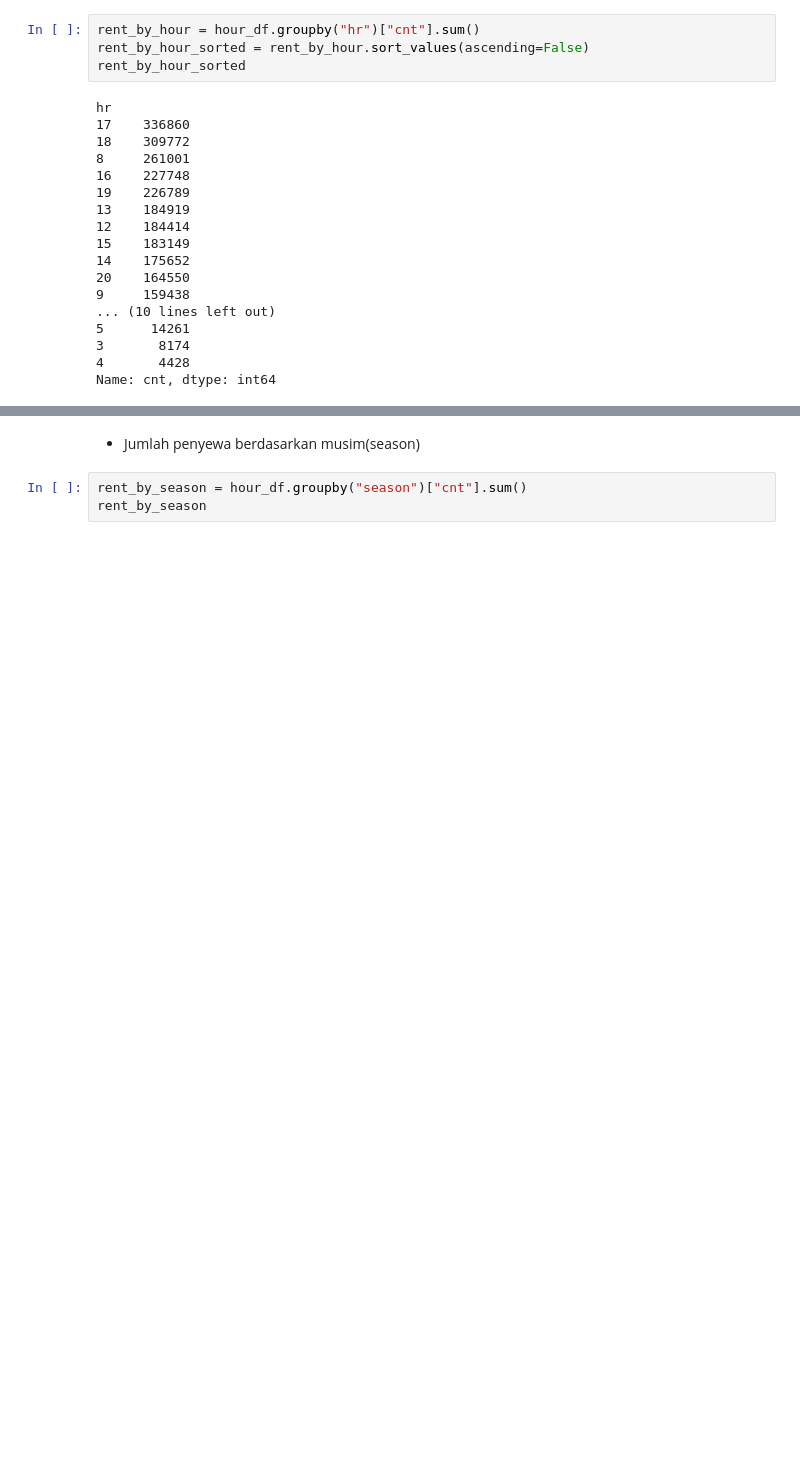
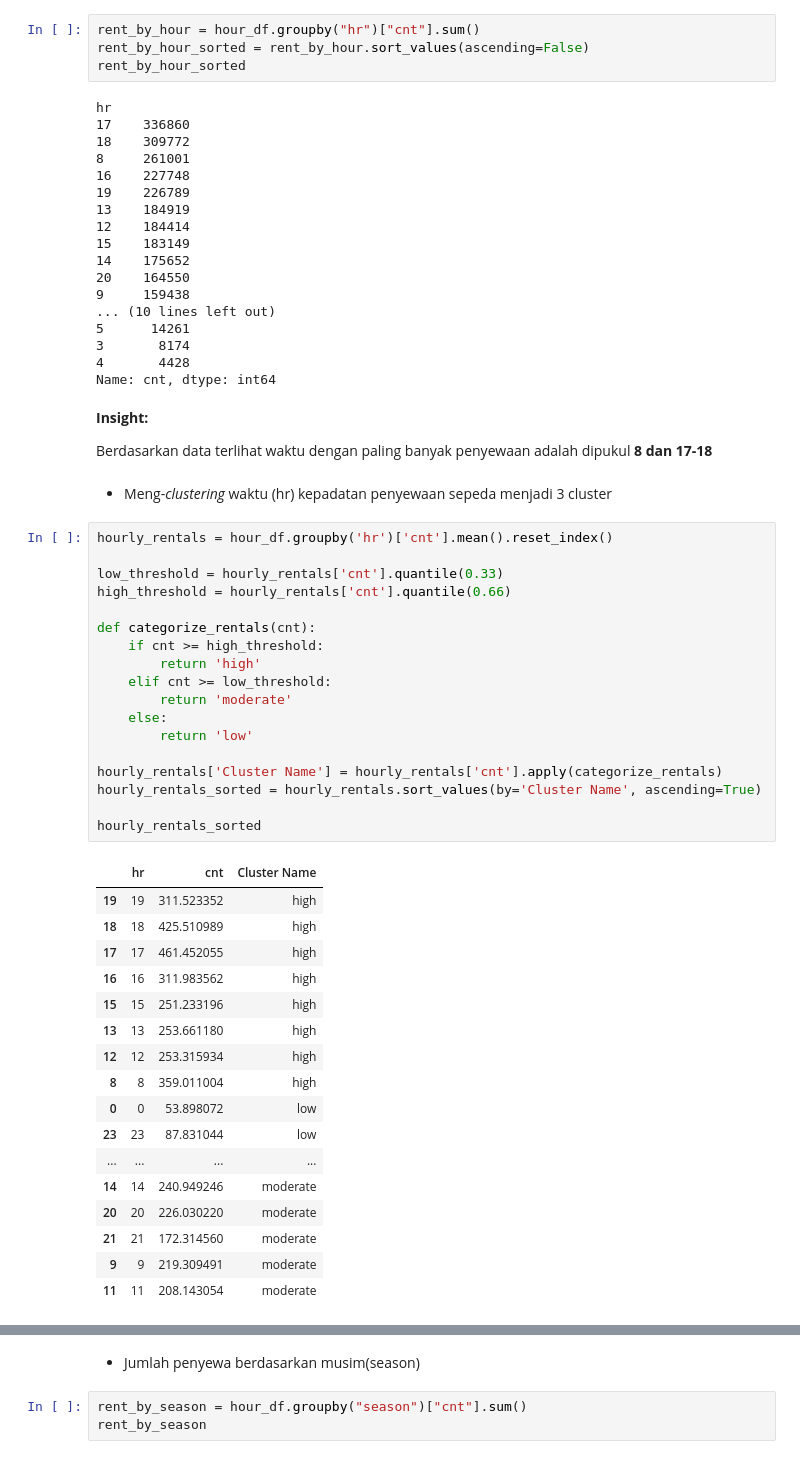
Before and after one commit to saftanafitri/bike-sharing, a Jupyter notebook: notebook.ipynb, the cells around one changed output, grey strips where cells are left out. Saved outputs shown, nothing was run; the diff lists cells and outputs as text; blank space fills up the shorter version.

```diff
--- a/notebook.ipynb
+++ b/notebook.ipynb
@@ -309,3 +315,45 @@ hr
 3       8174
 4       4428
 Name: cnt, dtype: int64
+# %% [markdown]
+**Insight:**
+
+Berdasarkan data terlihat waktu dengan paling banyak penyewaan adalah dipukul **8 dan 17-18**
+# %% [markdown]
+- Meng-*clustering* waktu (hr) kepadatan penyewaan sepeda menjadi 3 cluster
+# %%
+hourly_rentals = hour_df.groupby('hr')['cnt'].mean().reset_index()
+
+low_threshold = hourly_rentals['cnt'].quantile(0.33)
+high_threshold = hourly_rentals['cnt'].quantile(0.66)
+
+def categorize_rentals(cnt):
+    if cnt >= high_threshold:
+        return 'high'
+    elif cnt >= low_threshold:
+        return 'moderate'
+    else:
+        return 'low'
+
+hourly_rentals['Cluster Name'] = hourly_rentals['cnt'].apply(categorize_rentals)
+hourly_rentals_sorted = hourly_rentals.sort_values(by='Cluster Name', ascending=True)
+
+hourly_rentals_sorted
+# %% [output]
+|  | hr | cnt | Cluster Name |
+| 19 | 19 | 311.523352 | high |
+| 18 | 18 | 425.510989 | high |
+| 17 | 17 | 461.452055 | high |
+| 16 | 16 | 311.983562 | high |
+| 15 | 15 | 251.233196 | high |
+| 13 | 13 | 253.661180 | high |
+| 12 | 12 | 253.315934 | high |
+| 8 | 8 | 359.011004 | high |
+| 0 | 0 | 53.898072 | low |
+| 23 | 23 | 87.831044 | low |
+| ... | ... | ... | ... |
+| 14 | 14 | 240.949246 | moderate |
+| 20 | 20 | 226.030220 | moderate |
+| 21 | 21 | 172.314560 | moderate |
+| 9 | 9 | 219.309491 | moderate |
+| 11 | 11 | 208.143054 | moderate |
```
Also changed, not shown: parts of 17 cells of this notebook, 1 other file.
